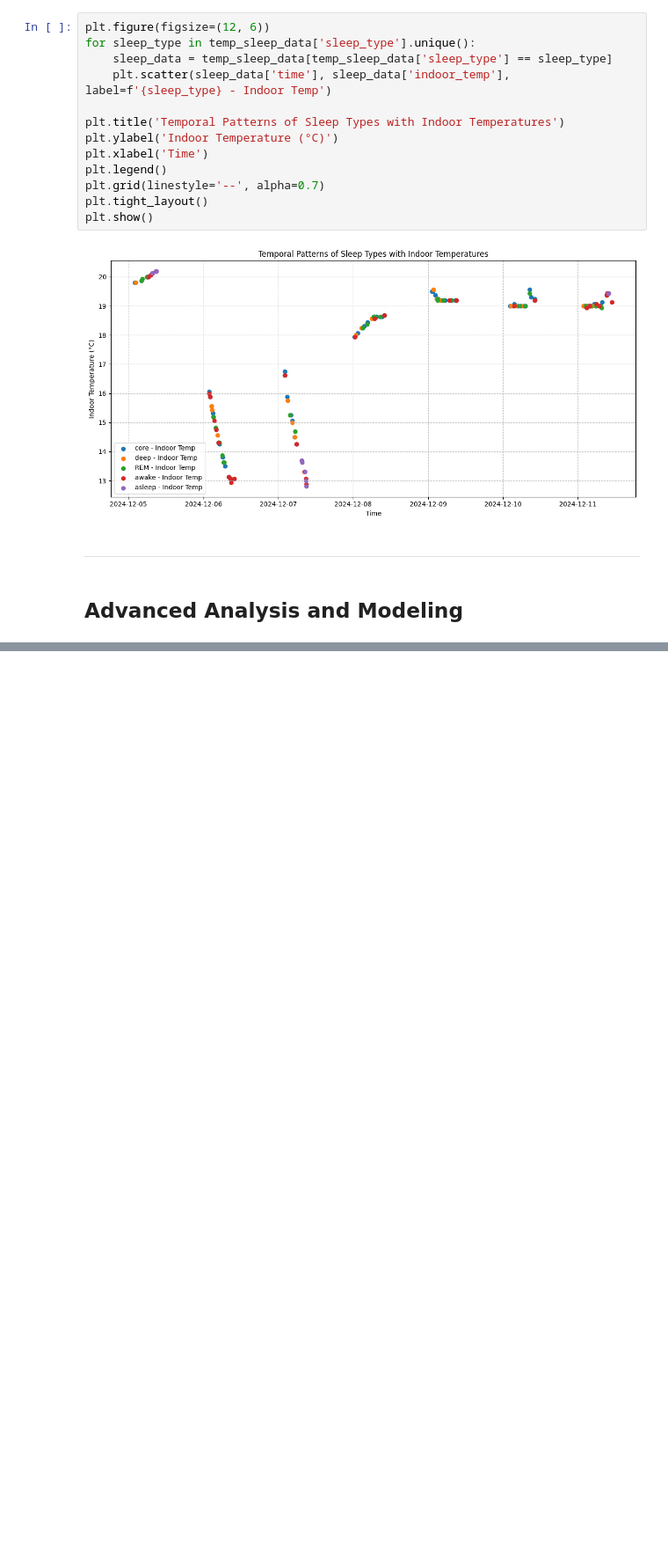
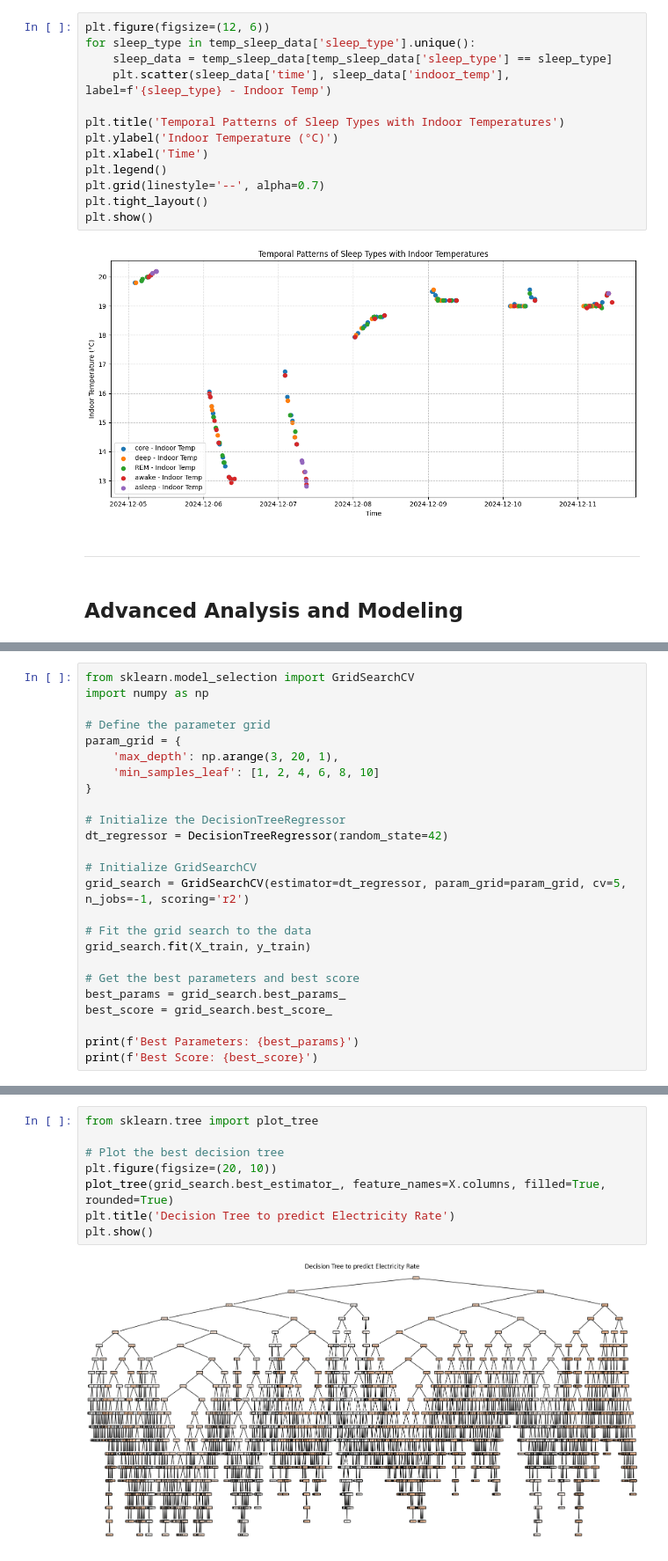
Before and after one commit to osamaalshu/smartHomeArduino, a Jupyter notebook: data_analysis.ipynb, the cells around one changed output, grey strips where cells are left out. Shown at 88% size. Saved outputs shown, nothing was run; the diff lists cells and outputs as text; blank space fills up the shorter version.

```diff
--- a/data_analysis.ipynb
+++ b/data_analysis.ipynb
@@ -181,0 +171,25 @@ Index(['time', 'indoor_temp', 'outdoor_temp', 'sleep_type', 'temp_diff'], dtype=
+# %%
+from sklearn.model_selection import GridSearchCV
+import numpy as np
+
+# Define the parameter grid
+param_grid = {
+    'max_depth': np.arange(3, 20, 1),
+    'min_samples_leaf': [1, 2, 4, 6, 8, 10]
+}
+
+# Initialize the DecisionTreeRegressor
+dt_regressor = DecisionTreeRegressor(random_state=42)
+
+# Initialize GridSearchCV
+grid_search = GridSearchCV(estimator=dt_regressor, param_grid=param_grid, cv=5, n_jobs=-1, scoring='r2')
+
+# Fit the grid search to the data
+grid_search.fit(X_train, y_train)
+
+# Get the best parameters and best score
+best_params = grid_search.best_params_
+best_score = grid_search.best_score_
+
+print(f'Best Parameters: {best_params}')
+print(f'Best Score: {best_score}')
@@ -181,0 +207,10 @@ Index(['time', 'indoor_temp', 'outdoor_temp', 'sleep_type', 'temp_diff'], dtype=
+# %%
+from sklearn.tree import plot_tree
+
+# Plot the best decision tree
+plt.figure(figsize=(20, 10))
+plot_tree(grid_search.best_estimator_, feature_names=X.columns, filled=True, rounded=True)
+plt.title('Decision Tree to predict Electricity Rate')
+plt.show()
+# %% [output]
+[figure, added]
```
Also changed, not shown: parts of 5 cells of this notebook.
